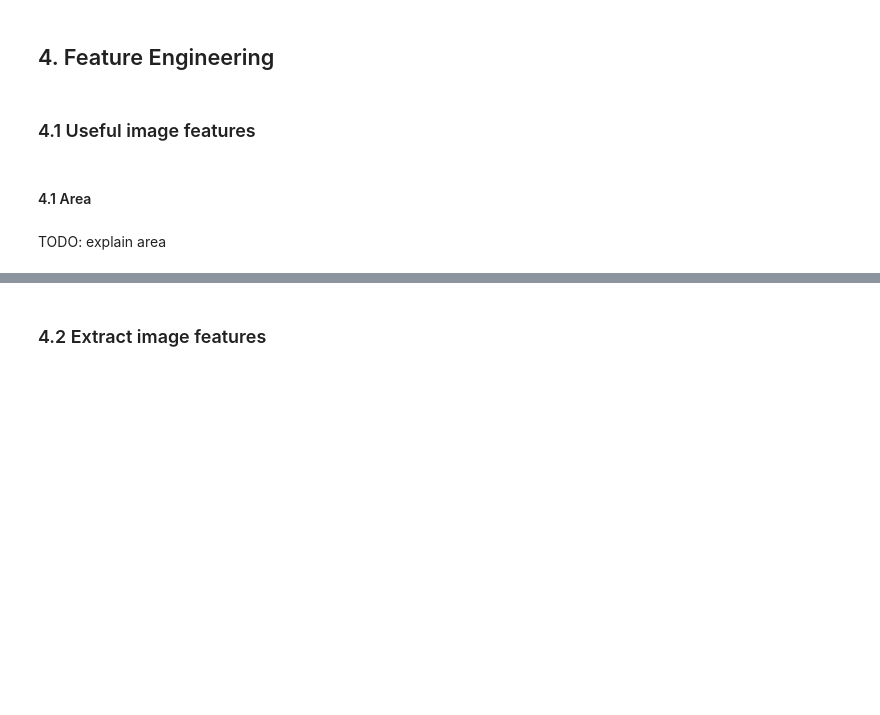
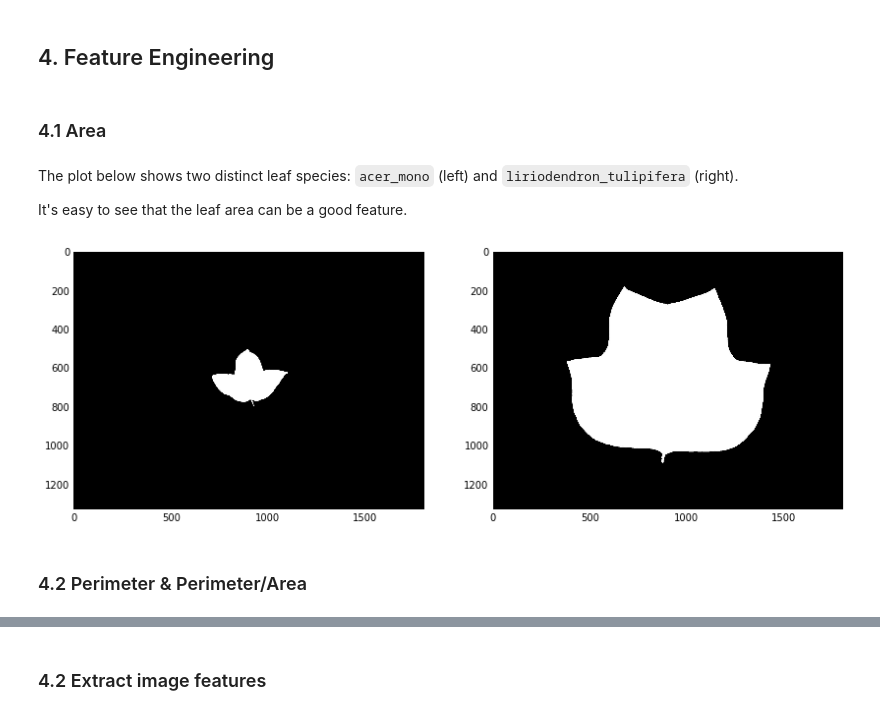
Before and after one commit to Larissa13/MAC5749, a Jupyter notebook: projects/group3/Group3.ipynb, the cells around one changed output, grey strips where cells are left out. Drawn from its saved outputs; the diff is of its cells as text; code cells hidden in the pictures; blank space fills up the shorter version.

Commit message:
add example feature images

```diff
--- a/projects/group3/Group3.ipynb
+++ b/projects/group3/Group3.ipynb
@@ -46,6 +46,7 @@ import plotly.offline as po
 from sklearn.preprocessing import StandardScaler
 
 %matplotlib inline
+pylab.rcParams['figure.figsize'] = (14, 7)
 po.init_notebook_mode(connected=True)
 # %% [markdown]
 ## 2. Load the raw images
@@ -135,8 +136,19 @@ del images
 # %% [markdown]
 ## 4. Feature Engineering
 # %% [markdown]
-### 4.1 Useful image features
+### 4.1 Area
+# %% [markdown]
+The plot below shows two distinct leaf species: `acer_mono` (left) and `liriodendron_tulipifera` (right).
+
+It's easy to see that the leaf area can be a good feature.
+# %%
+plt.figure()
+plt.subplot(1,2,1)
+plt.imshow(cv2.cvtColor(scimg.imread(folder + "0111_acer_mono.jpg"),cv2.COLOR_GRAY2RGB))
+plt.subplot(1,2,2)
+plt.imshow(cv2.cvtColor(scimg.imread(folder + "0123_liriodendron_tulipifera.jpg"),cv2.COLOR_GRAY2RGB))
+plt.show()
+# %% [output]
+[figure, added]
 # %% [markdown]
-#### 4.1 Area
+### 4.2 Perimeter & Perimeter/Area
-# %% [markdown]
-TODO: explain area
```
Also changed, not shown: parts of 19 cells of this notebook.
